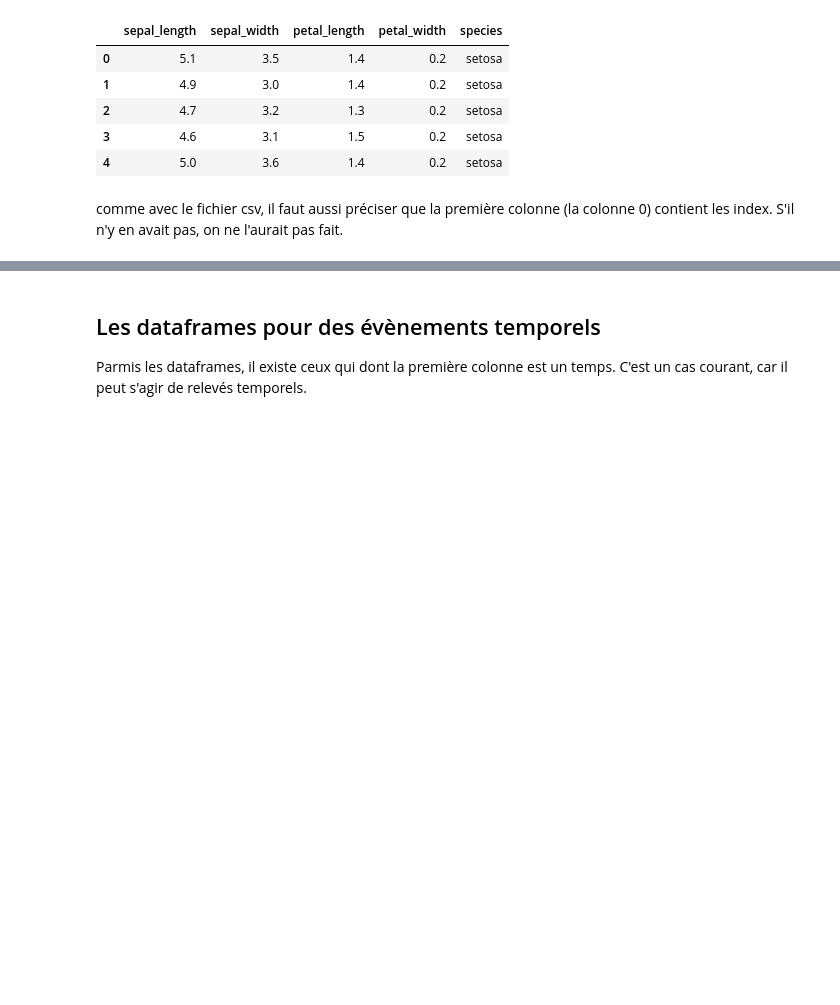
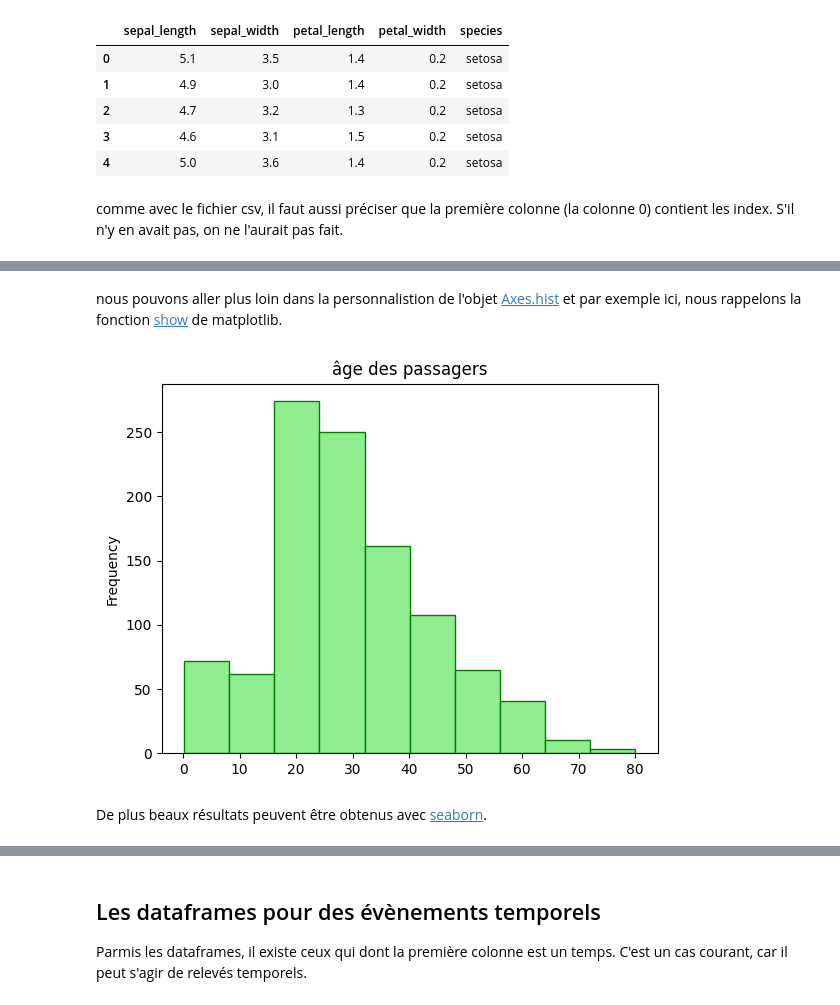
Before and after one commit to mat90hub/python_par_jupyter, a Jupyter notebook: 02_std_ext/03_pandas.ipynb, the cells around one changed output, grey strips where cells are left out. Cells and saved outputs as stored; diff of their text form; code cells hidden in the pictures; blank space fills up the shorter version.

```diff
--- a/02_std_ext/03_pandas.ipynb
+++ b/02_std_ext/03_pandas.ipynb
@@ -200,0 +307,14 @@ print(*df["Age"].tolist())
+# %% [markdown]
+nous pouvons aller plus loin dans la personnalistion de l'objet [Axes.hist](https://matplotlib.org/stable/api/_as_gen/matplotlib.axes.Axes.hist.html#matplotlib.axes.Axes.hist) et par exemple ici, nous rappelons la fonction [show](https://matplotlib.org/stable/api/_as_gen/matplotlib.pyplot.show.html) de matplotlib.
+# %%
+import matplotlib.pyplot as plt
+
+ax = df['age'].plot.hist(color='lightgreen',
+                    edgecolor='green',
+                    title='âge des passagers'
+                    )
+plt.show()
+# %% [output]
+[figure, added]
+# %% [markdown]
+De plus beaux résultats peuvent être obtenus avec [seaborn](12_seaborn.ipynb).
```
Also changed, not shown: parts of 54 cells of this notebook, 2 other files.
